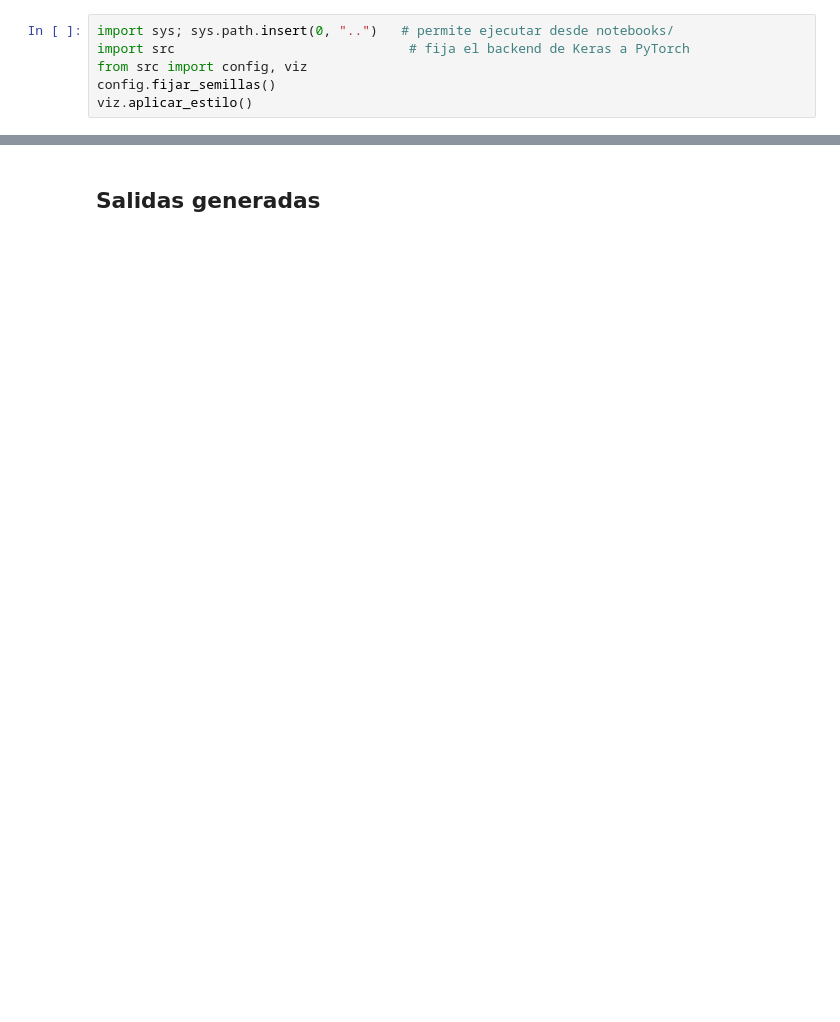
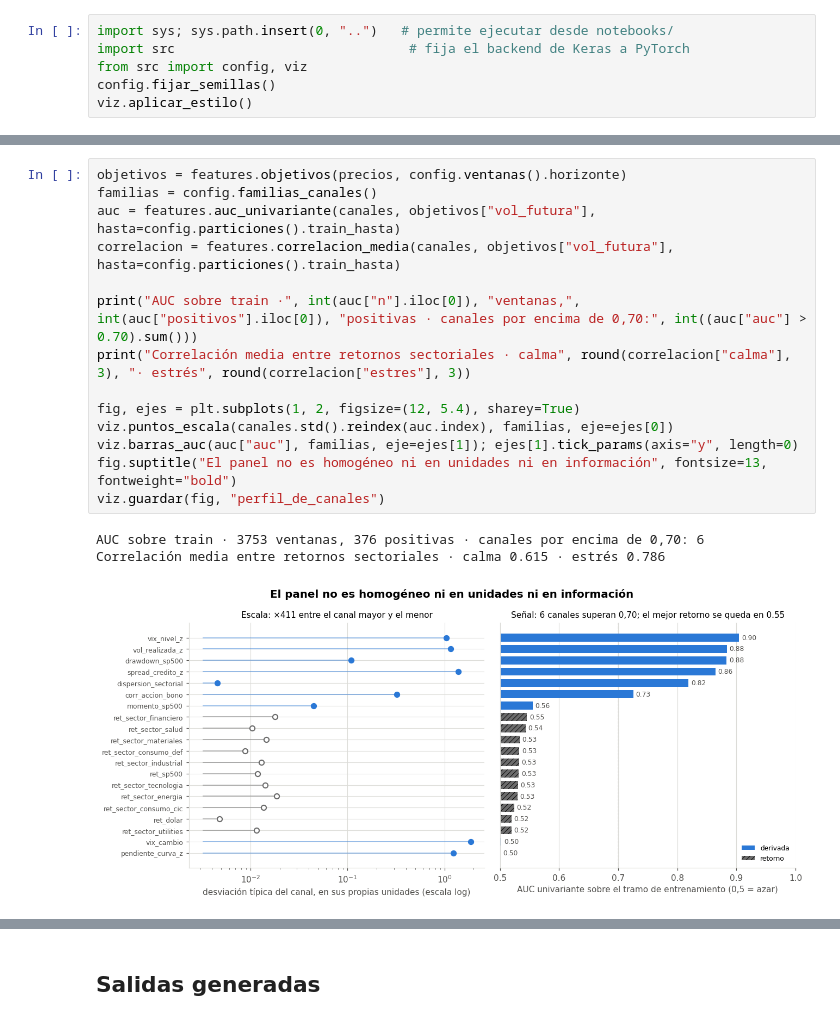
Before and after one commit to Romequinco/TALLER_GENERATIVOS, a Jupyter notebook: notebooks/00_datos_y_features.ipynb, the cells around one changed output, grey strips where cells are left out. Cells and saved outputs as stored; diff of their text form; blank space fills up the shorter version.

```diff
--- a/notebooks/00_datos_y_features.ipynb
+++ b/notebooks/00_datos_y_features.ipynb
@@ -172,0 +378,18 @@ formato, y pesa una fracción.
+# %%
+objetivos = features.objetivos(precios, config.ventanas().horizonte)
+familias = config.familias_canales()
+auc = features.auc_univariante(canales, objetivos["vol_futura"], hasta=config.particiones().train_hasta)
+correlacion = features.correlacion_media(canales, objetivos["vol_futura"], hasta=config.particiones().train_hasta)
+
+print("AUC sobre train ·", int(auc["n"].iloc[0]), "ventanas,", int(auc["positivos"].iloc[0]), "positivas · canales por encima de 0,70:", int((auc["auc"] > 0.70).sum()))
+print("Correlación media entre retornos sectoriales · calma", round(correlacion["calma"], 3), "· estrés", round(correlacion["estres"], 3))
+
+fig, ejes = plt.subplots(1, 2, figsize=(12, 5.4), sharey=True)
+viz.puntos_escala(canales.std().reindex(auc.index), familias, eje=ejes[0])
+viz.barras_auc(auc["auc"], familias, eje=ejes[1]); ejes[1].tick_params(axis="y", length=0)
+fig.suptitle("El panel no es homogéneo ni en unidades ni en información", fontsize=13, fontweight="bold")
+viz.guardar(fig, "perfil_de_canales")
+# %% [output]
+AUC sobre train · 3753 ventanas, 376 positivas · canales por encima de 0,70: 6
+Correlación media entre retornos sectoriales · calma 0.615 · estrés 0.786
+[figure, added]
```
Also changed, not shown: parts of 28 cells of this notebook, 12 other files.
